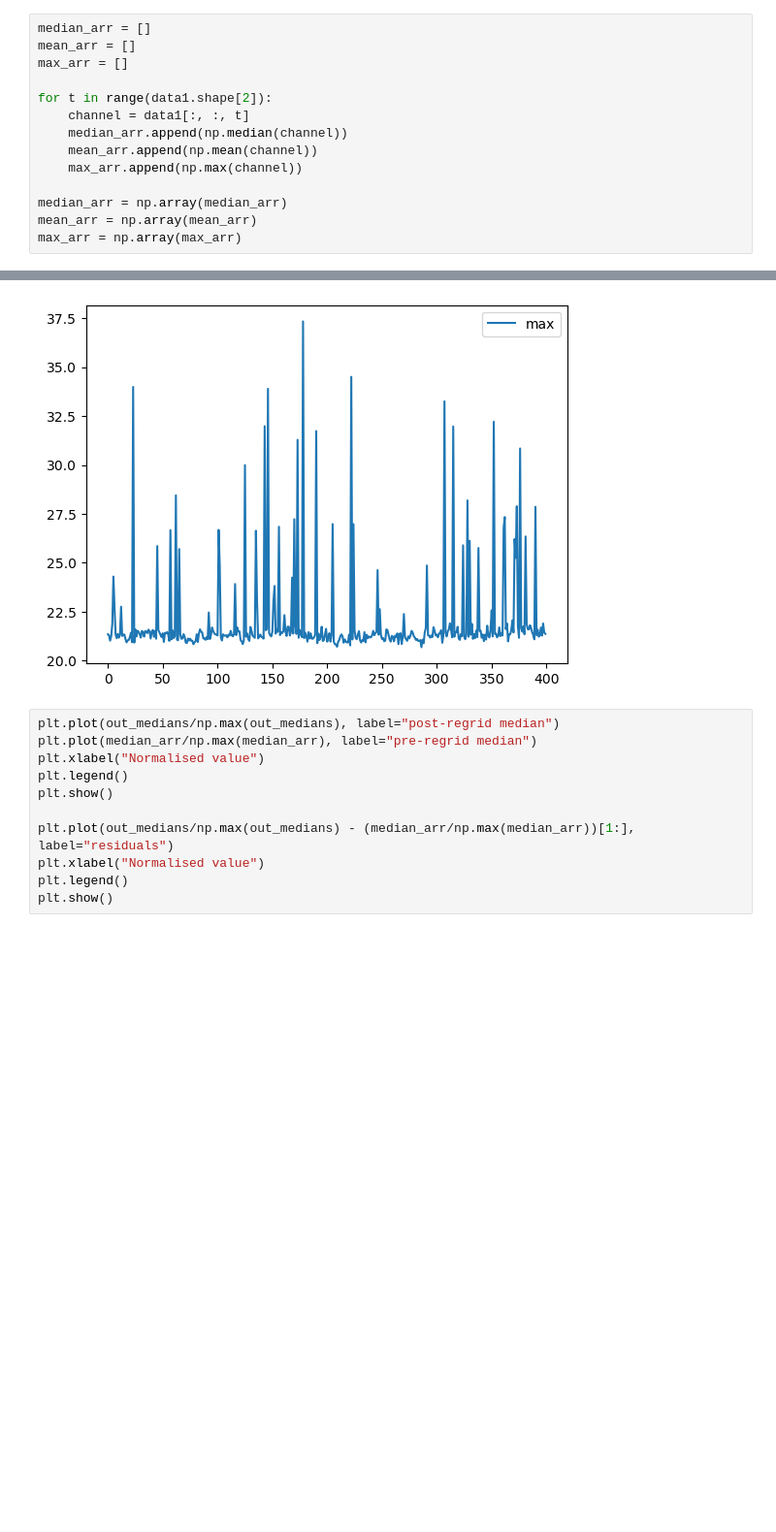
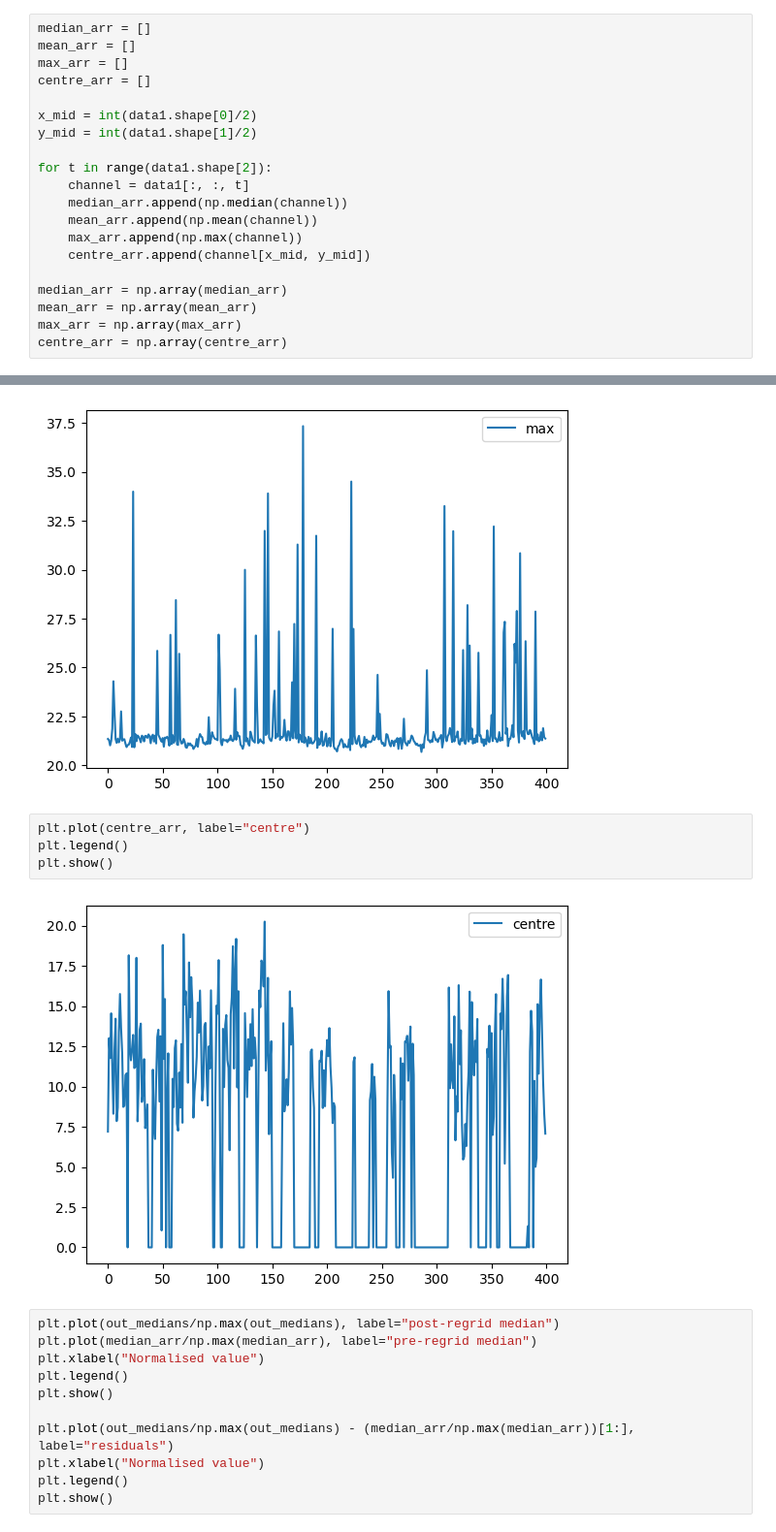
Before and after one commit to oliviax727/phd-programs, a Jupyter notebook: regrid/regrid_testing.ipynb, the cells around one changed output, grey strips where cells are left out. Shown at 97% size. Drawn from its saved outputs; the diff is of its cells as text; blank space fills up the shorter version.

```diff
--- a/regrid/regrid_testing.ipynb
+++ b/regrid/regrid_testing.ipynb
@@ -106,16 +108,22 @@ print(L_max * 1e5)
 median_arr = []
 mean_arr = []
 max_arr = []
+centre_arr = []
+
+x_mid = int(data1.shape[0]/2)
+y_mid = int(data1.shape[1]/2)
 
 for t in range(data1.shape[2]):
     channel = data1[:, :, t]
     median_arr.append(np.median(channel))
     mean_arr.append(np.mean(channel))
     max_arr.append(np.max(channel))
+    centre_arr.append(channel[x_mid, y_mid])
 
 median_arr = np.array(median_arr)
 mean_arr = np.array(mean_arr)
 max_arr = np.array(max_arr)
+centre_arr = np.array(centre_arr)
 # %%
 plt.plot(mean_arr, label="Raw Mean")
 plt.plot(median_arr, label="Raw Median")
@@ -129,6 +137,12 @@ plt.legend()
 plt.show()
 # %% [output]
 [figure]
+# %%
+plt.plot(centre_arr, label="centre")
+plt.legend()
+plt.show()
+# %% [output]
+[figure, added]
 # %%
 plt.plot(out_medians/np.max(out_medians), label="post-regrid median")
 plt.plot(median_arr/np.max(median_arr), label="pre-regrid median")
```
Also changed, not shown: parts of 12 cells of this notebook, 4 other files.
